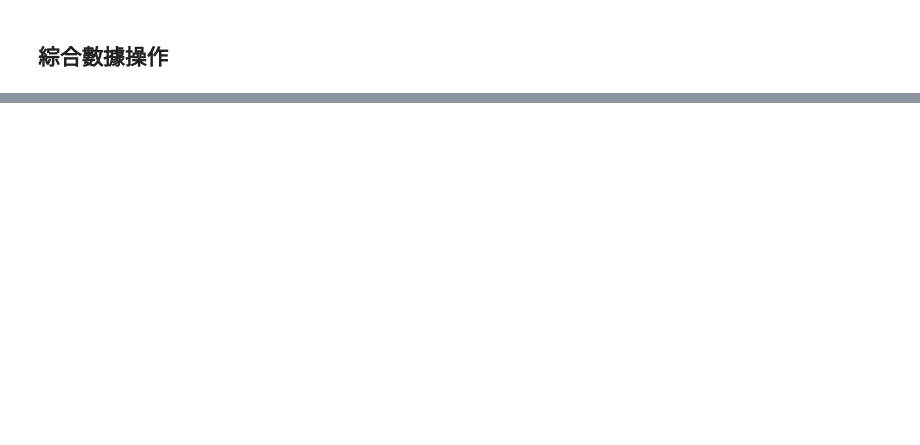
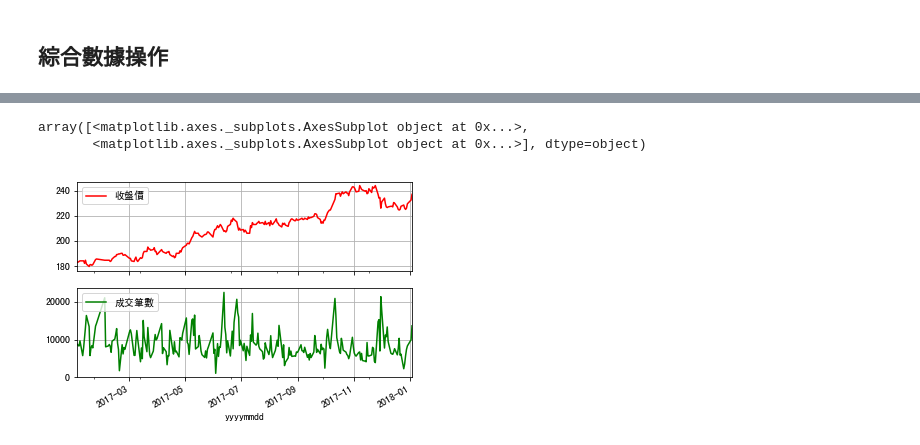
Before and after one commit to ihongChen/StockLab, a Jupyter notebook: abu_QT/pandas.ipynb, the cells around one changed output, grey strips where cells are left out. Cells and saved outputs as stored; diff of their text form; code cells hidden in the pictures; blank space fills up the shorter version.

Commit message:
resample, plot,

```diff
--- a/abu_QT/pandas.ipynb
+++ b/abu_QT/pandas.ipynb
@@ -236,0 +209,7 @@ df_stock0_5.describe()
+# %%
+import sqlite3
+con = sqlite3.connect('../tw_stock.db')
+df_price2330 = pd.read_sql('select * from TPEx_list_daily_price where 證券代號="2330"',con)
+# %%
+df_price2330.set_index('yyyymmdd',inplace=True)
+df_price2330.index = df_price2330.index.map(pd.to_datetime)
@@ -236,0 +253,7 @@ df_stock0_5.describe()
+# %%
+df_price2330.sort_index(inplace=True)
+df_price2330[['收盤價','成交筆數']].loc['2017-01-01':,].plot(subplots=True, style=['r','g'],grid=True)
+# %% [output]
+array([<matplotlib.axes._subplots.AxesSubplot object at 0x...>,
+       <matplotlib.axes._subplots.AxesSubplot object at 0x...>], dtype=object)
+[figure, added]
```
Also changed, not shown: parts of 27 cells of this notebook, 1 other file.
